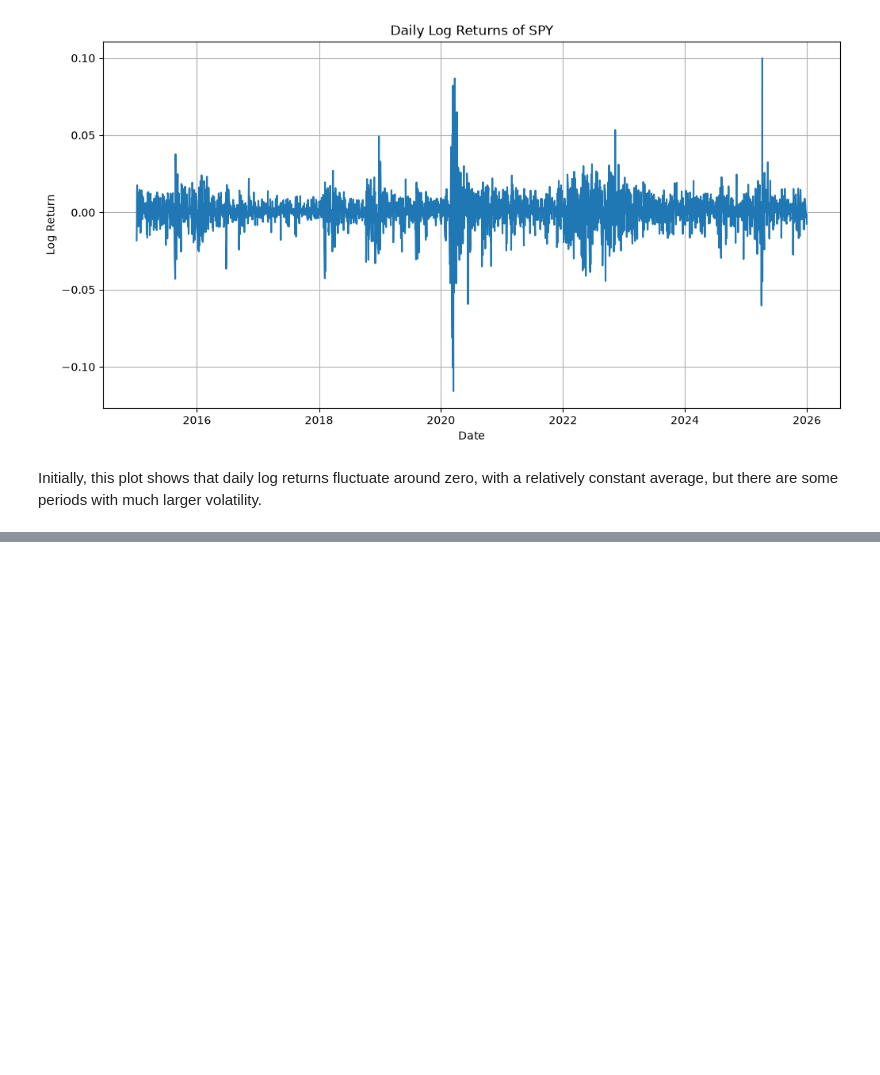
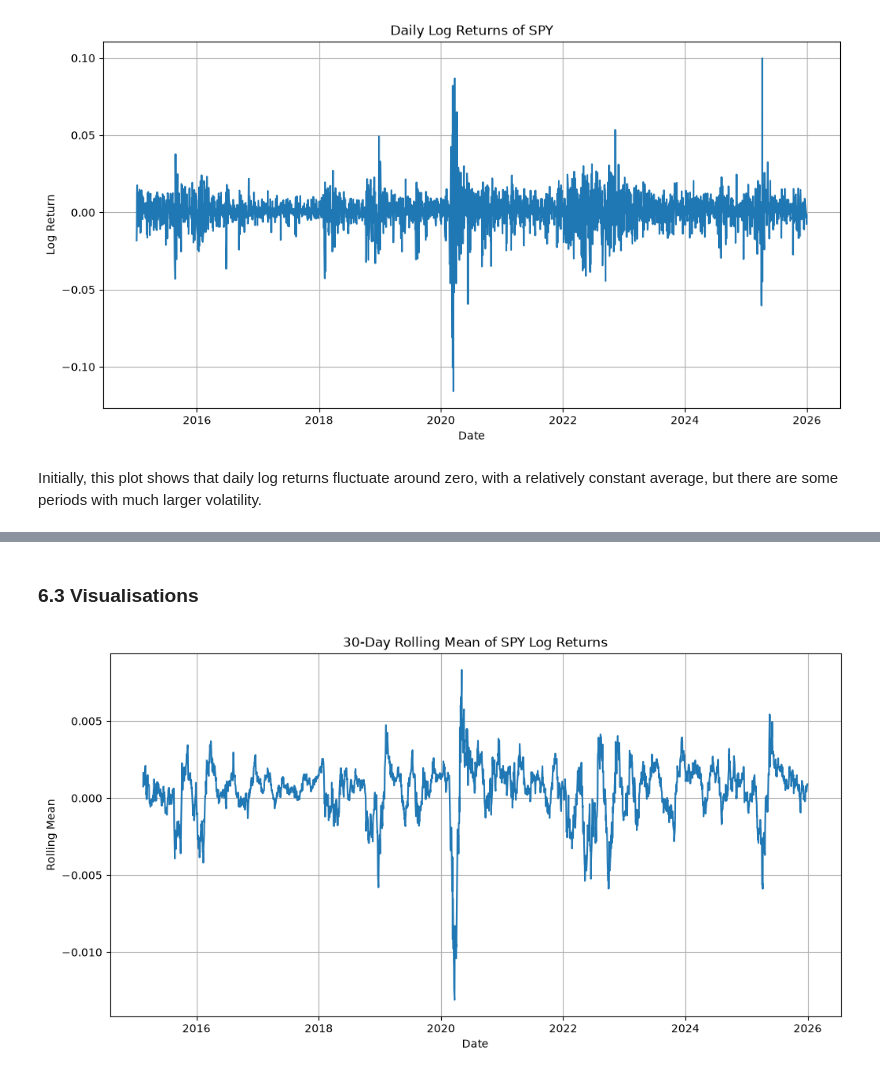
Before and after one commit to evanmartin21/Quant-Summer-Research-Project, a Jupyter notebook: notebooks/02_time_series_analysis.ipynb, the cells around one changed output, grey strips where cells are left out. Cells and saved outputs as stored; diff of their text form; code cells hidden in the pictures; blank space fills up the shorter version.

```diff
--- a/notebooks/02_time_series_analysis.ipynb
+++ b/notebooks/02_time_series_analysis.ipynb
@@ -67,0 +133,4 @@ Initially, this plot shows that daily log returns fluctuate around zero, with a
+# %%
+spy["Rolling_Mean"] = spy["Log_Return"].rolling(window=30).mean()
+
+spy["Rolling_Mean"].iloc[30:35]
@@ -67,0 +159,4 @@ Initially, this plot shows that daily log returns fluctuate around zero, with a
+# %%
+spy["Rolling_Variance"] = spy["Log_Return"].rolling(window=30).var()
+
+spy["Rolling_Variance"].iloc[30:35]
@@ -67,0 +171,16 @@ Initially, this plot shows that daily log returns fluctuate around zero, with a
+# %% [markdown]
+### 6.3 Visualisations
+# %%
+plt.figure(figsize=(12,6))
+
+plt.plot(spy.index, spy["Rolling_Mean"])
+
+plt.title("30-Day Rolling Mean of SPY Log Returns")
+plt.xlabel("Date")
+plt.ylabel("Rolling Mean")
+
+plt.grid(True)
+
+plt.show()
+# %% [output]
+[figure, added]
```
Also changed, not shown: parts of 23 cells of this notebook, 1 other file.
